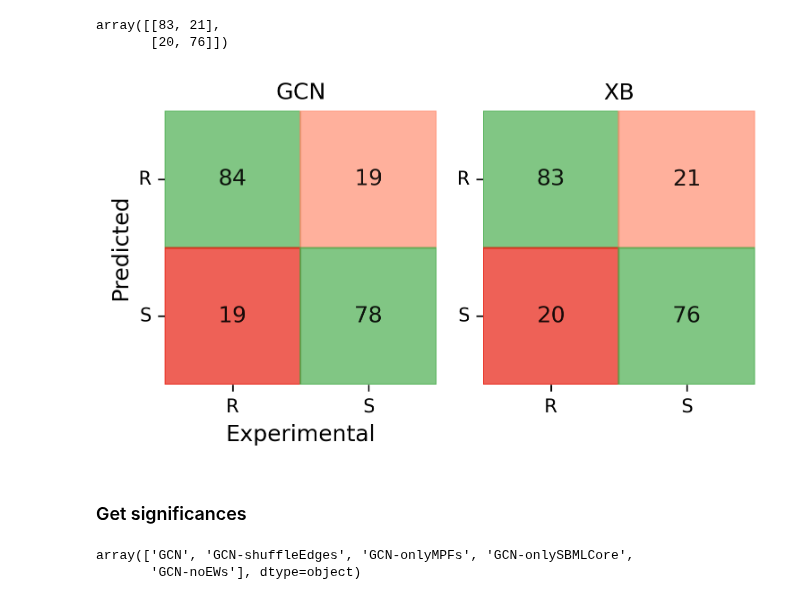
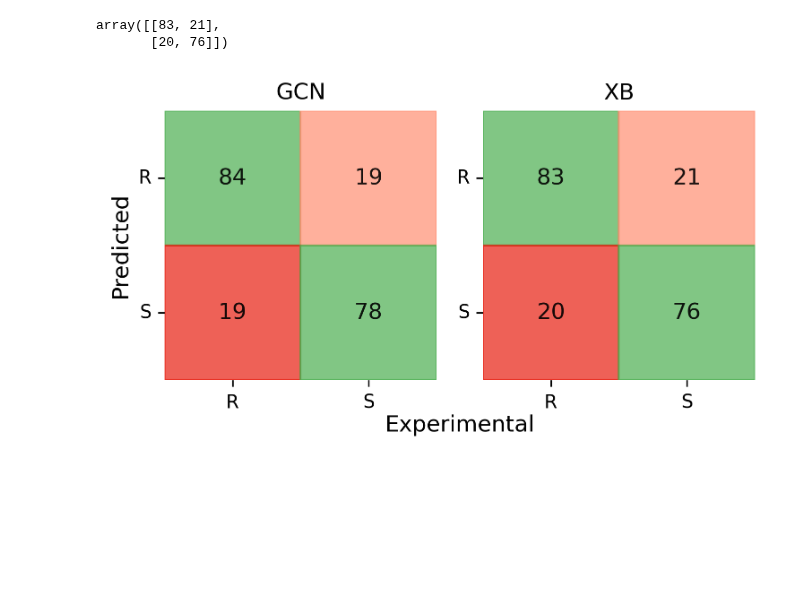
Before and after one commit to fowler-lab/tb-pnca-gnn, a Jupyter notebook: dd_pnca/04_bootstrapping.ipynb, the cells around one changed output. Saved outputs shown, nothing was run; the diff lists cells and outputs as text; code cells hidden in the pictures; blank space fills up the shorter version.

Commit message:
bootstrapping notebook

```diff
--- a/dd_pnca/bootstrapping.ipynb
+++ b/dd_pnca/04_bootstrapping.ipynb
@@ -200,7 +120,3 @@ for b in bootstrapped_data:
-# %%
-# model = torch.load("saved_models/train-final-model/Run 3 - 1150 epochs/F1=0.808_epoch=903.pth")
-model = torch.load("saved_models/18_node_feats-Run_4-2000_epochs/F1=0.816_epoch=1119.pth", map_location='cpu')
-# model = torch.load("saved_models/control_models/Scrambled_graph_3-500epochs/F1=0.704_epoch=431.pth", map_location='cpu')
 # %%
 def evaluate_bootstrap_model(model, data_loaders, show_roc=False):
     sens = []
@@ -300,6 +200,8 @@ def bootstrap_loop(model,
 
     return res
 # %%
+gcn_results = bootstrap_loop(model='saved_models/full_model/F1=0.816_epoch=1119.pth')
+
 shuffle_edge_res = bootstrap_loop(model='saved_models/control_models/Scrambled_graph_3-500epochs/F1=0.704_epoch=431.pth',
                    remove_mpfs=False,
                    remove_sbmlcore=False,
@@ -438,3 +317,6 @@ model_results = pd.DataFrame(carter_data)
+# %%
+# model performance from carter et al.
+model_results = pd.read_csv('../data/carter-model-results.csv')
 # %%
 def compute_f1(tp, fp, fn):
     precision = tp / (tp + fp) if (tp + fp) else 0
@@ -559,0 +450,6 @@ for idx in range(10):
+# %%
+loader = DataLoader([data['test'][sample]['graph'].dataset[0] for sample in data['test']],
+                          batch_size=256,
+                          shuffle=False)
+
+model = torch.load('saved_models/full_model/F1=0.816_epoch=1119.pth', map_location='cpu')
@@ -859,49 +747,42 @@ cms.iloc[1][['TP', 'FP', 'FN', 'TN']].values.astype('int').reshape(2,2)
 array([[83, 21],
        [20, 76]])
 # %%
-plt.figure(figsize=(5.1, 3))
+fig = plt.figure(figsize=(5.1, 2.75))
 
-# Define colors per position: [[TP, FP], [FN, TN]]
-cell_colours = [['#4CAF50', "#FF8F73EA"],  # TP = green, FP = orange
-               ["#E81E10", '#4CAF50']]  # FN = red,   TN = green
+# define colors per position: [[TP, FP], [FN, TN]]
+cell_colours = [['#4CAF50', "#FF8F73EA"],
+               ["#E81E10", '#4CAF50']]
 
 for i in range(2):
     ax = plt.subplot(1, 2, i + 1)
 
-    # Get and reshape confusion matrix
     cm = cms.iloc[i][['TP', 'FP', 'FN', 'TN']].values.astype(int).reshape(2, 2)
 
-    # Draw blank heatmap with no color
+    # blank heatmap with no color
     sns.heatmap(cm, annot=True, fmt='d', cbar=False,
                 xticklabels=['R', 'S'], yticklabels=['R', 'S'],
                 linewidths=0.5, linecolor='grey',
-                # cmap='Greys',
                 annot_kws={'color': 'black', 'alpha': 0.9,
                            'fontsize': 12
                            },
                 alpha=0
                 )
 
-    # Manually color each cell
+    # color each cell
     for row in range(2):
         for col in range(2):
-            rect = Rectangle((col, row), 1, 1, fill=True,
-                                     color=cell_colours[row][col], alpha=0.7)
+            rect = Rectangle((col, row), 1, 1, fill=True, color=cell_colours[row][col], alpha=0.7)
             ax.add_patch(rect)
     if i == 0:
-        plt.xlabel('Experimental')
+        # plt.xlabel('Experimental')
         plt.ylabel('Predicted')
     plt.title(cms.iloc[i]['model'])
     plt.yticks(rotation=0)
 
+# xlabel in the middle between the two matrices
+fig.text(0.54, 0.02, 'Experimental', ha='center', va='center', fontsize=12)
+
 plt.tight_layout()
 plt.show()
 # %% [output]
-[figure, old version]
+[figure, new version]
-# %% [markdown]
-### Get significances
-# %%
-control_results_df[control_results_df['dataset'] == 'bootstrapped']['model'].values
-# %% [output]
-array(['GCN', 'GCN-shuffleEdges', 'GCN-onlyMPFs', 'GCN-onlySBMLCore',
-       'GCN-noEWs'], dtype=object)
```
Also changed, not shown: parts of 47 cells of this notebook, 1 other file.
